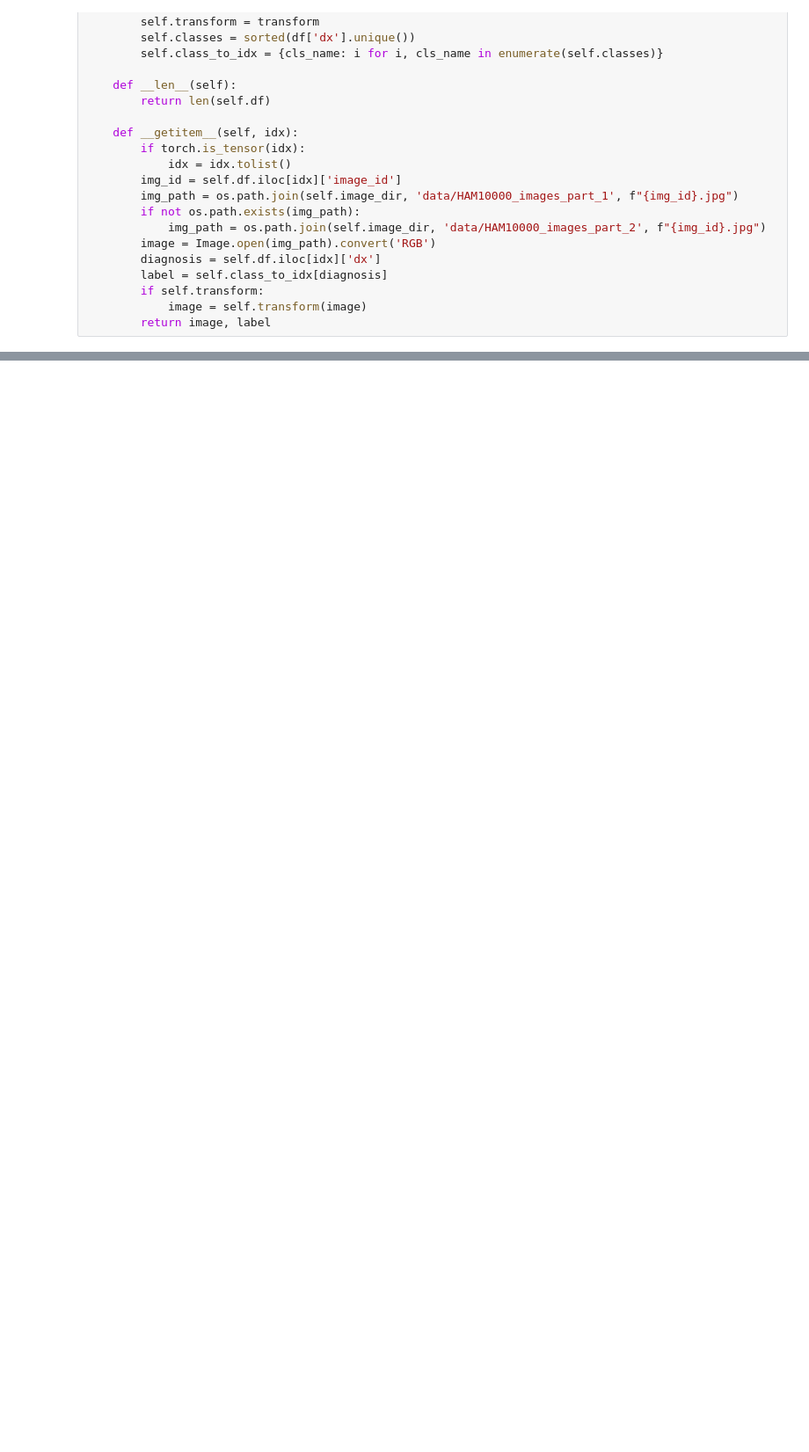
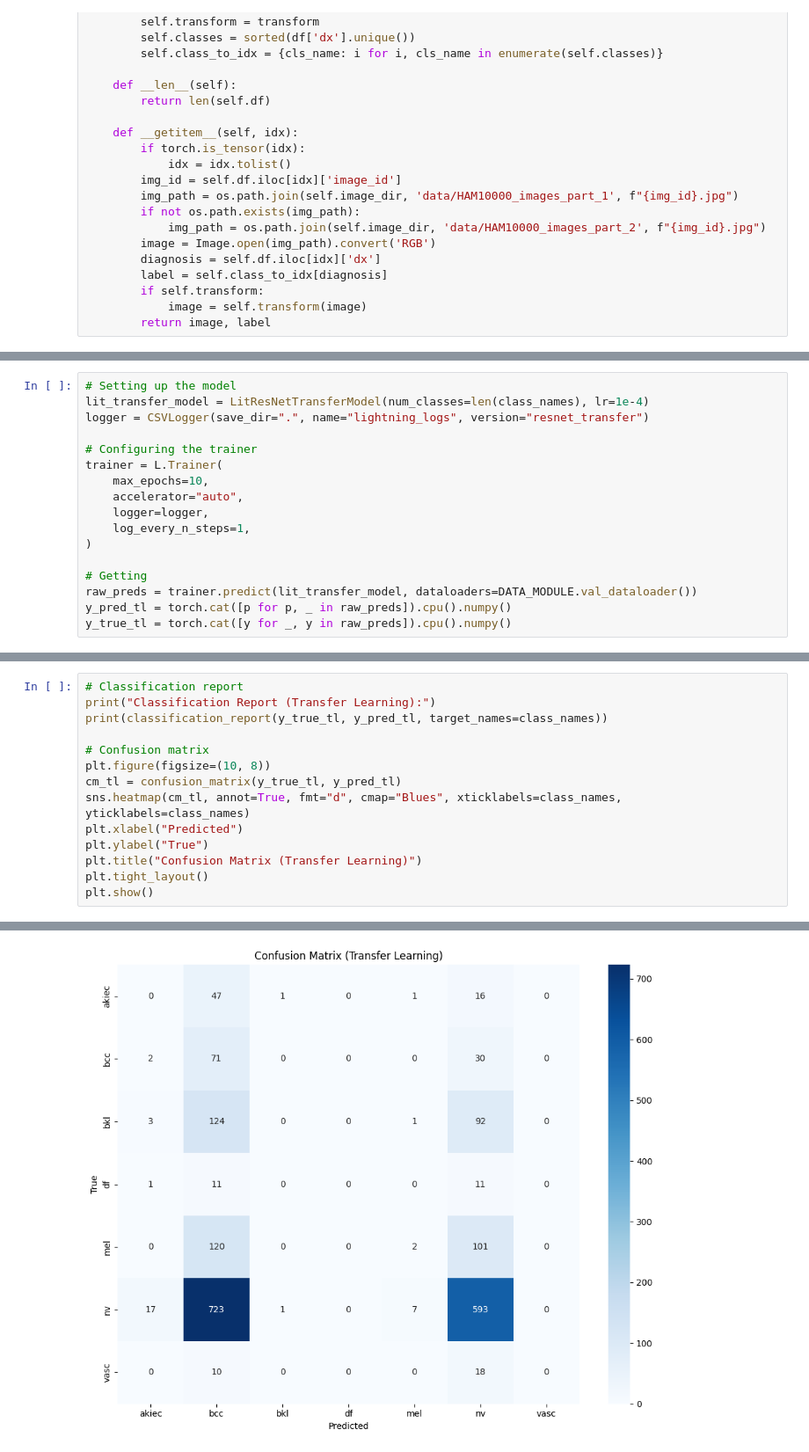
Before and after one commit to lore-dsmdt/D012554A_2025, a Jupyter notebook: notebooks/day_9/5-foundation-models.ipynb, the cells around one changed output, grey strips where cells are left out. Shown at 88% size. Saved outputs shown, nothing was run; the diff lists cells and outputs as text; blank space fills up the shorter version.

```diff
--- a/notebooks/day_9/5-foundation-models.ipynb
+++ b/notebooks/day_9/5-foundation-models.ipynb
@@ -243,0 +334,17 @@ y_true_tl = torch.cat([y for _, y in raw_preds]).cpu().numpy()
+# %%
+# Setting up the model
+lit_transfer_model = LitResNetTransferModel(num_classes=len(class_names), lr=1e-4)
+logger = CSVLogger(save_dir=".", name="lightning_logs", version="resnet_transfer")
+
+# Configuring the trainer
+trainer = L.Trainer(
+    max_epochs=10,
+    accelerator="auto",
+    logger=logger,
+    log_every_n_steps=1,
+)
+
+# Getting
+raw_preds = trainer.predict(lit_transfer_model, dataloaders=DATA_MODULE.val_dataloader())
+y_pred_tl = torch.cat([p for p, _ in raw_preds]).cpu().numpy()
+y_true_tl = torch.cat([y for _, y in raw_preds]).cpu().numpy()
@@ -243,0 +360,15 @@ y_true_tl = torch.cat([y for _, y in raw_preds]).cpu().numpy()
+# %%
+# Classification report
+print("Classification Report (Transfer Learning):")
+print(classification_report(y_true_tl, y_pred_tl, target_names=class_names))
+
+# Confusion matrix
+plt.figure(figsize=(10, 8))
+cm_tl = confusion_matrix(y_true_tl, y_pred_tl)
+sns.heatmap(cm_tl, annot=True, fmt="d", cmap="Blues", xticklabels=class_names, yticklabels=class_names)
+plt.xlabel("Predicted")
+plt.ylabel("True")
+plt.title("Confusion Matrix (Transfer Learning)")
+plt.tight_layout()
+plt.show()
+# %% [output]
@@ -243,0 +389 @@ y_true_tl = torch.cat([y for _, y in raw_preds]).cpu().numpy()
+[figure, added]
```
Also changed, not shown: parts of 25 cells of this notebook.
